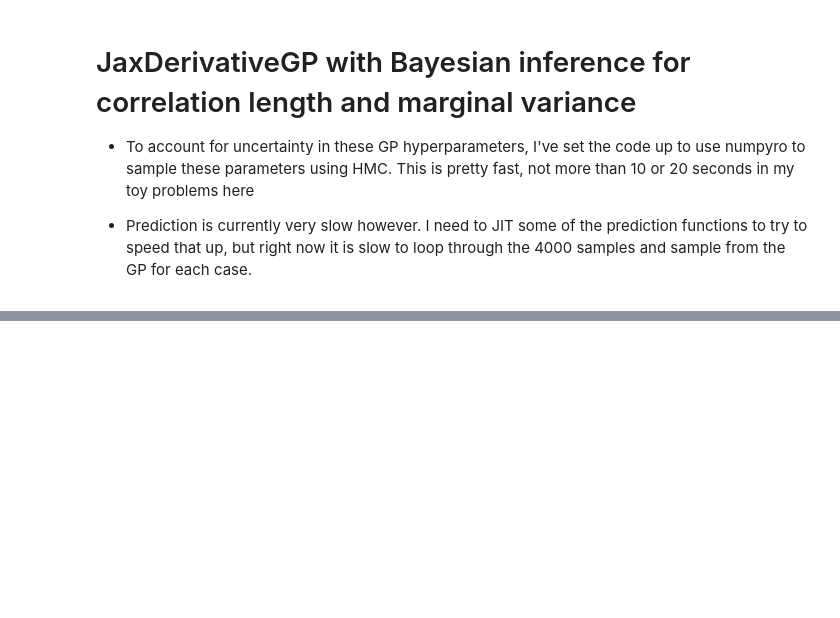
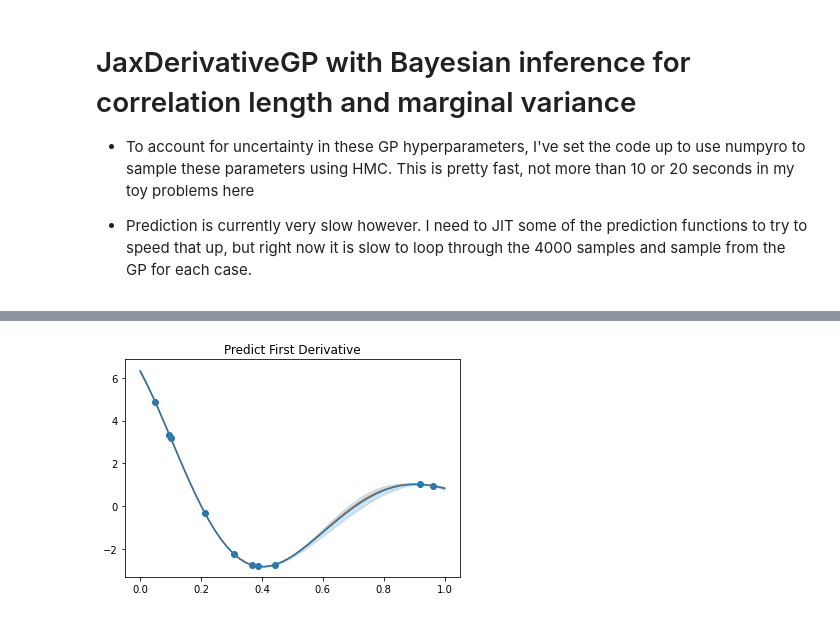
Before and after one commit to lanl/dfdjaxGP, a Jupyter notebook: JaxGPDerivativeInference.ipynb, the cells around one changed output, grey strips where cells are left out. Saved outputs shown, nothing was run; the diff lists cells and outputs as text; code cells hidden in the pictures; blank space fills up the shorter version.

```diff
--- a/JaxGPDerivativeInference.ipynb
+++ b/JaxGPDerivativeInference.ipynb
@@ -89,0 +169,3 @@ Wall time: 1min 58s
+# %%
+%%time
+y_hat, lower, upper = predict(x,y,dx,dy,px,1, np.mean(jgp.samples["marg_var"]), np.mean(jgp.samples["corr_len"]))
@@ -89,0 +175,11 @@ Wall time: 1min 58s
+# %%
+%%time
+plt.scatter(dx, dy,c="C0")
+plt.plot(px, pdy, c="C1")
+plt.plot(px, y_hat, c="C0")
+plt.fill_between(px, lower, upper, alpha=0.2, color="C0")
+plt.title("Predict First Derivative")
+
+plt.show()
+# %% [output]
+[figure, added]
```
Also changed, not shown: parts of 32 cells of this notebook, 1 other file.
